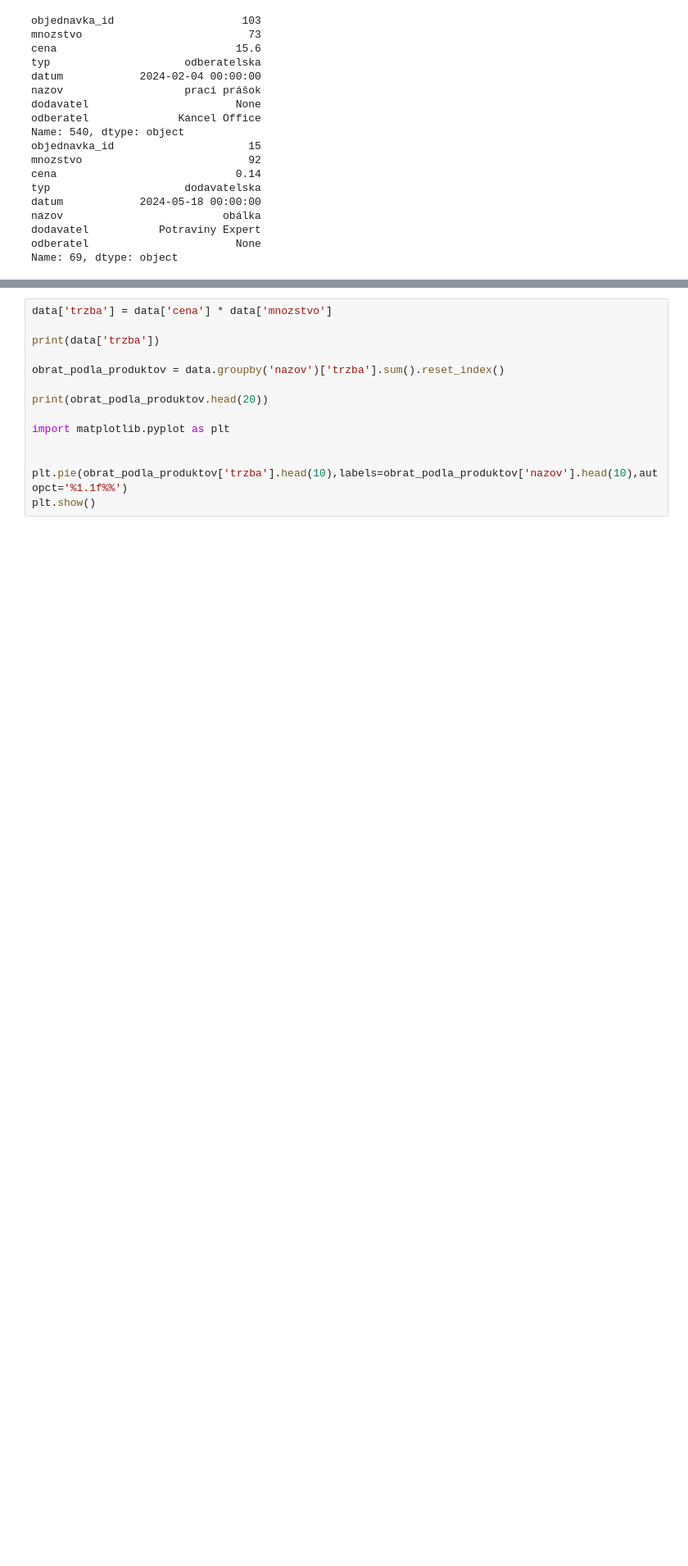
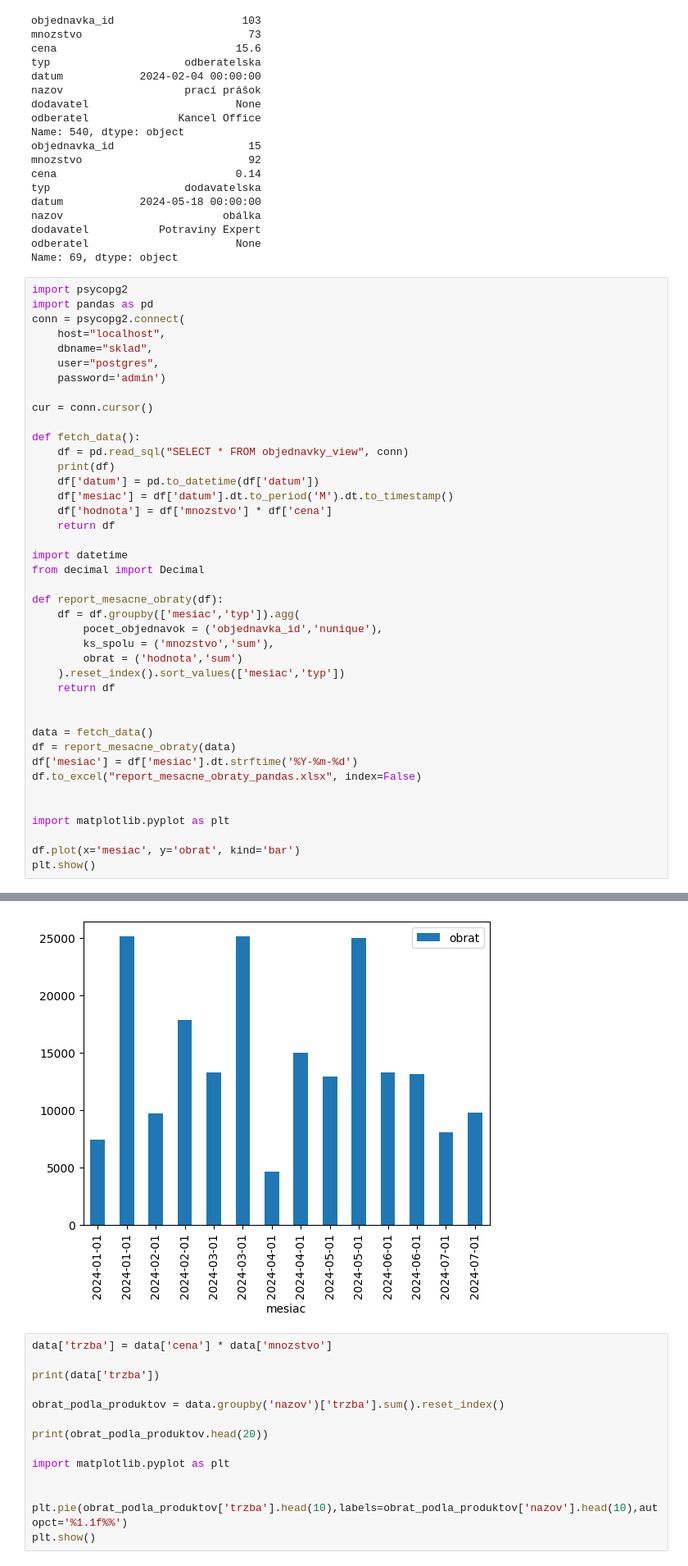
Before and after one commit to ruman1990/skolenie, a Jupyter notebook: analytikI/analytikaPandas.ipynb, the cells around one changed output, grey strips where cells are left out. Shown: that part at 82% size. Saved outputs shown, nothing was run; the diff lists cells and outputs as text; blank space fills up the shorter version.

```diff
--- a/analytikI/analytikaPandas.ipynb
+++ b/analytikI/analytikaPandas.ipynb
@@ -40,3 +40,45 @@ nazov                         obálka
 dodavatel           Potraviny Expert
 odberatel                       None
 Name: 69, dtype: object
+# %%
+import psycopg2
+import pandas as pd
+conn = psycopg2.connect(
+    host="localhost",
+    dbname="sklad",
+    user="postgres",
+    password='admin')
+
+cur = conn.cursor()
+
+def fetch_data():
+    df = pd.read_sql("SELECT * FROM objednavky_view", conn)
+    print(df)
+    df['datum'] = pd.to_datetime(df['datum'])
+    df['mesiac'] = df['datum'].dt.to_period('M').dt.to_timestamp()
+    df['hodnota'] = df['mnozstvo'] * df['cena']
+    return df
+
+import datetime
+from decimal import Decimal
+
+def report_mesacne_obraty(df):
+    df = df.groupby(['mesiac','typ']).agg(
+        pocet_objednavok = ('objednavka_id','nunique'),
+        ks_spolu = ('mnozstvo','sum'),
+        obrat = ('hodnota','sum')
+    ).reset_index().sort_values(['mesiac','typ'])
+    return df
+
+
+data = fetch_data()
+df = report_mesacne_obraty(data)
+df['mesiac'] = df['mesiac'].dt.strftime('%Y-%m-%d')
+df.to_excel("report_mesacne_obraty_pandas.xlsx", index=False)
+
+
+import matplotlib.pyplot as plt
+
+df.plot(x='mesiac', y='obrat', kind='bar')
+plt.show()
+# %% [output]
@@ -43,3 +102,4 @@ Name: 69, dtype: object
+[figure, added]
 # %%
 data['trzba'] = data['cena'] * data['mnozstvo']
 
```
Also changed, not shown: parts of 1 cell of this notebook, 38 other files.
